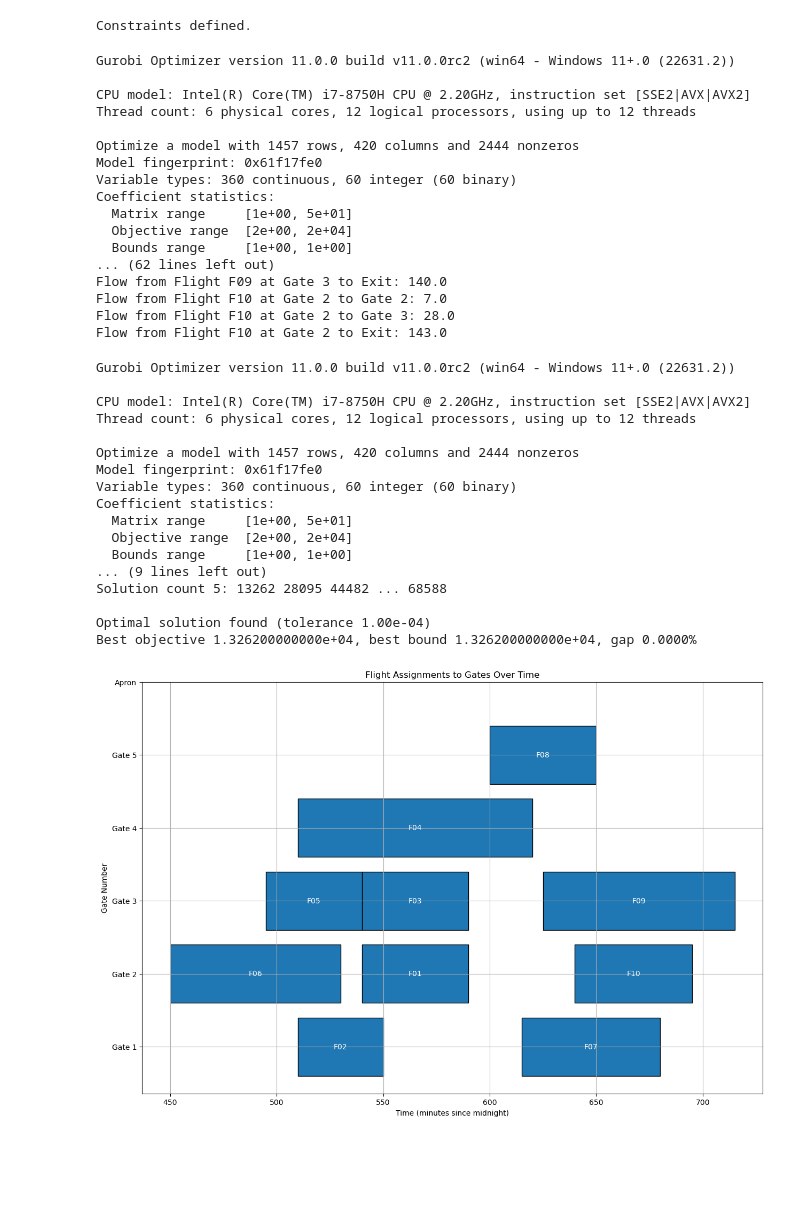
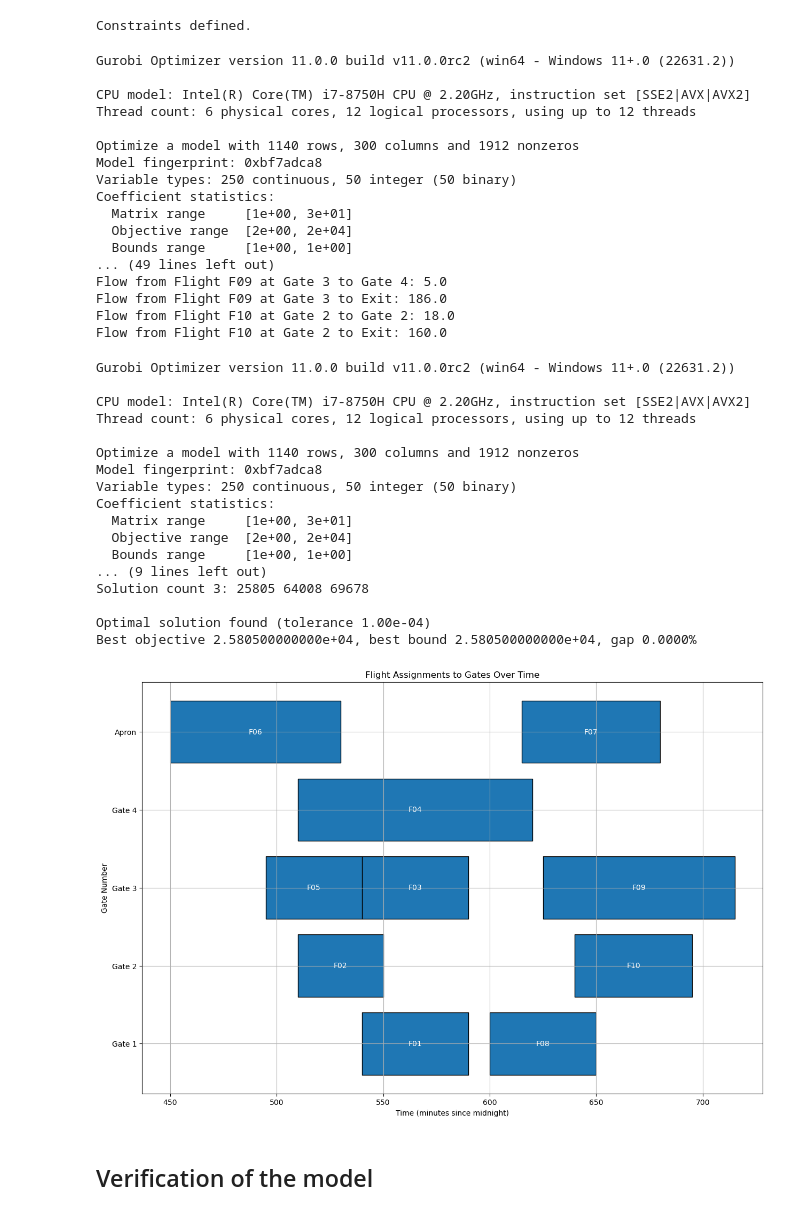
Before and after one commit to DjangoJagt/Operations, a Jupyter notebook: Main_no_verification.ipynb, the cells around one changed output. Saved outputs shown, nothing was run; the diff lists cells and outputs as text; code cells hidden in the pictures; blank space fills up the shorter version.

```diff
--- a/Main_no_verification.ipynb
+++ b/Main_no_verification.ipynb
@@ -32,7 +32,7 @@ departure_times = ['09:50', '09:10', '09:50', '10:20', '09:00',
 passenger_numbers = [140, 138, 340, 293, 252,
                      105, 130, 166, 191, 178]
 flight_types = ['Domestic', 'Domestic', 'International', 'International', 'International',
-                'Domestic', 'Domestic', 'Domestic', 'International', 'Domestic']
+                'International', 'Domestic', 'Domestic', 'International', 'Domestic']
 
 # Convert times to minutes since midnight for consistency with previous code
 def time_to_minutes(t):
@@ -51,8 +51,8 @@ flight_data = pd.DataFrame({
 })
 
 # Generate smaller gate data
-gate_ids = [f"Gate {i}" for i in range(1, 6)]
-gate_types = ['Domestic', 'Domestic', 'International', 'International', 'Domestic']
+gate_ids = [f"Gate {i}" for i in range(1, 5)]
+gate_types = ['Domestic', 'Domestic', 'International', 'International']
 
 gate_data = pd.DataFrame({
     'gate_id': gate_ids,
@@ -61,15 +61,14 @@ gate_data = pd.DataFrame({
 
 # Calculate distances between gates (d_kl) and from gates to entrance/exit (ed_k)
 distances = [
-    [0, 2, 4, 6, 8],
-    [2, 0, 2, 4, 6],
-    [4, 2, 0, 2, 4],
-    [6, 4, 2, 0, 2],
-    [8, 6, 4, 2, 0]
+    [0, 2, 4, 6],
+    [2, 0, 2, 4],
+    [4, 2, 0, 2],
+    [6, 4, 2, 0]
 ]
 
 distance_df = pd.DataFrame(distances, index=gate_ids, columns=gate_ids)
-ed_k = [5, 3, 3, 5, 7]
+ed_k = [5, 3, 3, 5]
 
 # Store number of flights and gates
 num_flights = len(flight_data)
@@ -81,7 +80,7 @@ p_ij = np.zeros((num_flights, num_flights), dtype=int)
 for i in range(num_flights):
     max_transit_passengers = passenger_numbers[i] // 2  # Maximum of 50% of the total passengers
     remaining_passengers = max_transit_passengers
-    transfer_flights = np.random.choice([x for x in range(num_flights) if x != i], 2, replace=False)  # Choose 2 different flights
+    transfer_flights = np.random.choice([x for x in range(num_flights) if x != i], 1, replace=False)  # Choose 1 different flights
     for j in transfer_flights:
         if remaining_passengers > 0:
             p_ij[i, j] = np.random.randint(0, min(50, remaining_passengers + 1))
@@ -373,12 +386,14 @@ Constraints defined.
 # Optimize model
 model.optimize()
 
+flight_assignments = {}
 # Print results
 if model.status == GRB.OPTIMAL:
     # Print flight assignments to gates
     for i in range(num_flights):
         for k in range(num_gates + 1):
             if x[i, k].X > 0.5:  # Check if the flight is assigned to the gate
+                flight_assignments[f"F{i+1:02d}"] = k + 1  # Store gate number (1-indexed)
                 gate = 'Apron' if k == num_gates else gate_ids[k]
                 print(f"Flight {flight_data.loc[i, 'flight_id']} is assigned to {gate}")
 
@@ -407,24 +422,24 @@ Gurobi Optimizer version 11.0.0 build v11.0.0rc2 (win64 - Windows 11+.0 (22631.2
 CPU model: Intel(R) Core(TM) i7-8750H CPU @ 2.20GHz, instruction set [SSE2|AVX|AVX2]
 Thread count: 6 physical cores, 12 logical processors, using up to 12 threads
 
-Optimize a model with 1457 rows, 420 columns and 2444 nonzeros
-Model fingerprint: 0x61f17fe0
-Variable types: 360 continuous, 60 integer (60 binary)
+Optimize a model with 1140 rows, 300 columns and 1912 nonzeros
+Model fingerprint: 0xbf7adca8
+Variable types: 250 continuous, 50 integer (50 binary)
 Coefficient statistics:
-  Matrix range     [1e+00, 5e+01]
+  Matrix range     [1e+00, 3e+01]
   Objective range  [2e+00, 2e+04]
   Bounds range     [1e+00, 1e+00]
-... (62 lines left out)
-Flow from Flight F09 at Gate 3 to Exit: 140.0
-Flow from Flight F10 at Gate 2 to Gate 2: 7.0
-Flow from Flight F10 at Gate 2 to Gate 3: 28.0
-Flow from Flight F10 at Gate 2 to Exit: 143.0
+... (49 lines left out)
+Flow from Flight F09 at Gate 3 to Gate 4: 5.0
+Flow from Flight F09 at Gate 3 to Exit: 186.0
+Flow from Flight F10 at Gate 2 to Gate 2: 18.0
+Flow from Flight F10 at Gate 2 to Exit: 160.0
 # %%
 # Optimize model
 model.optimize()
 
 # Create a dictionary to store flight assignments
-flight_assignments = {}
+flight_assignments_img = {}
 
 # Collect flight assignments to gates
 if model.status == GRB.OPTIMAL:
@@ -432,7 +447,7 @@ if model.status == GRB.OPTIMAL:
         for k in range(num_gates + 1):
             if x[i, k].X > 0.5:  # Check if the flight is assigned to the gate
                 gate = 'Apron' if k == num_gates else gate_ids[k]
-                flight_assignments[flight_data.loc[i, 'flight_id']] = {
+                flight_assignments_img[flight_data.loc[i, 'flight_id']] = {
                     'gate': gate,
                     'arrival_time': flight_data.loc[i, 'arrival_time'],
                     'departure_time': flight_data.loc[i, 'departure_time']
@@ -441,44 +456,46 @@ if model.status == GRB.OPTIMAL:
     # Plot the flight assignments
     fig, ax = plt.subplots(figsize=(15, 10))
 
-    for flight_id, info in flight_assignments.items():
+    for flight_id, info in flight_assignments_img.items():
         gate = info['gate']
         arrival_time = info['arrival_time']
         departure_time = info['departure_time']
         gate_num = gate_ids.index(gate) + 1 if gate != 'Apron' else num_gates + 1
 
         ax.broken_barh([(arrival_time, departure_time - arrival_time)], (gate_num - 0.4, 0.8),
                        facecolors=('tab:blue'), edgecolors=('black'))
         ax.text((arrival_time + departure_time) / 2, gate_num, flight_id,
                 ha='center', va='center', color='white')
 
     # Set labels and title
     ax.set_xlabel('Time (minutes since midnight)')
     ax.set_ylabel('Gate Number')
     ax.set_title('Flight Assignments to Gates Over Time')
     ax.set_yticks(range(1, num_gates + 2))
     ax.set_yticklabels(gate_ids + ['Apron'])
     ax.grid(True)
 
     plt.show()
 else:
     print("No optimal solution found.")
 # %% [output]
 Gurobi Optimizer version 11.0.0 build v11.0.0rc2 (win64 - Windows 11+.0 (22631.2))
 
 CPU model: Intel(R) Core(TM) i7-8750H CPU @ 2.20GHz, instruction set [SSE2|AVX|AVX2]
 Thread count: 6 physical cores, 12 logical processors, using up to 12 threads
 
-Optimize a model with 1457 rows, 420 columns and 2444 nonzeros
-Model fingerprint: 0x61f17fe0
-Variable types: 360 continuous, 60 integer (60 binary)
+Optimize a model with 1140 rows, 300 columns and 1912 nonzeros
+Model fingerprint: 0xbf7adca8
+Variable types: 250 continuous, 50 integer (50 binary)
 Coefficient statistics:
-  Matrix range     [1e+00, 5e+01]
+  Matrix range     [1e+00, 3e+01]
   Objective range  [2e+00, 2e+04]
   Bounds range     [1e+00, 1e+00]
 ... (9 lines left out)
-Solution count 5: 13262 28095 44482 ... 68588
+Solution count 3: 25805 64008 69678
 
 Optimal solution found (tolerance 1.00e-04)
-Best objective 1.326200000000e+04, best bound 1.326200000000e+04, gap 0.0000%
+Best objective 2.580500000000e+04, best bound 2.580500000000e+04, gap 0.0000%
-[figure, old version]
+[figure, new version]
+# %% [markdown]
+## Verification of the model ##
```
Also changed, not shown: parts of 5 cells of this notebook, 1 other file.
